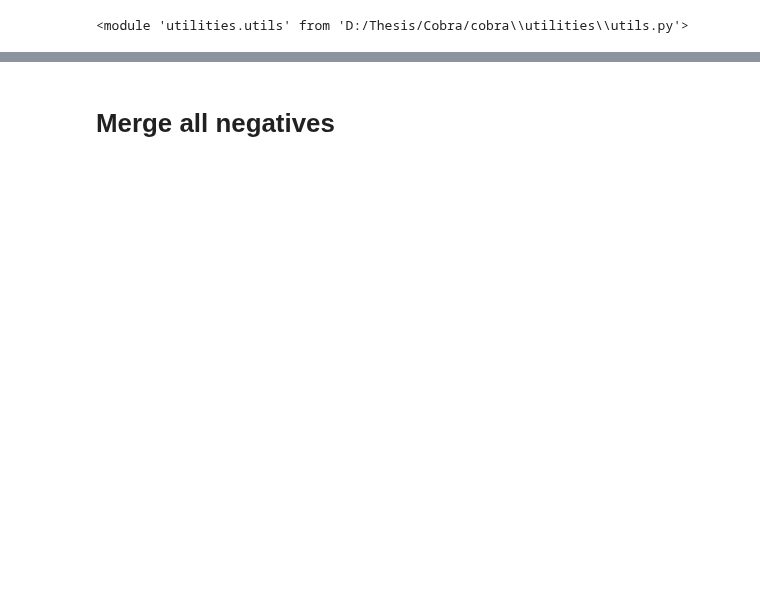
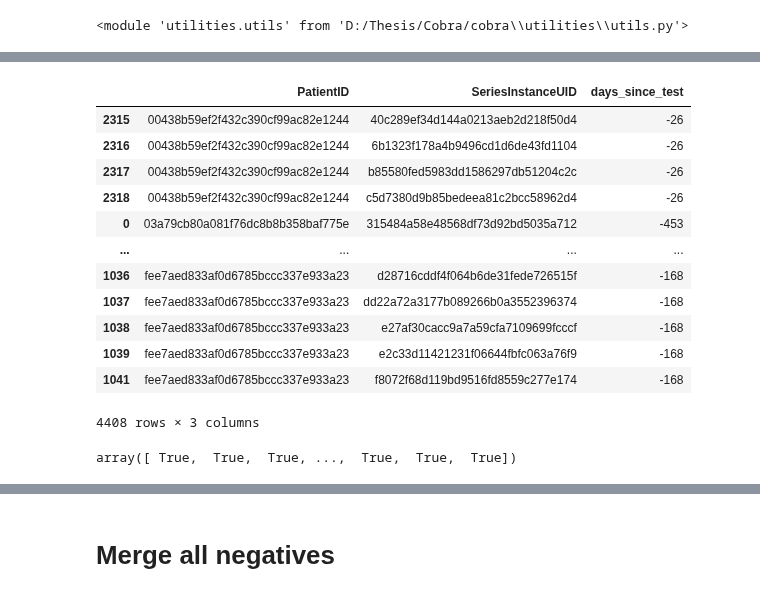
Before and after one commit to Kiril94/Thesis, a Jupyter notebook: cobra/ds_notebooks/create_df_all.ipynb, the cells around one changed output, grey strips where cells are left out. Cells and saved outputs as stored; diff of their text form; code cells hidden in the pictures; blank space fills up the shorter version.

```diff
--- a/cobra/ds_notebooks/create_df_all.ipynb
+++ b/cobra/ds_notebooks/create_df_all.ipynb
@@ -13,0 +23,7 @@ importlib.reload(utils)
+# %%
+dst = pd.read_csv(join(csv_folder,'days_since_test.csv'))
+dst2 = pd.read_csv(join(csv_folder,'days_since_test2.csv'))
+# %%
+dst_comp = dst2[dst2.SeriesInstanceUID.isin(dst.SeriesInstanceUID.unique())]
+dst_comp = dst_comp.sort_values(by=['PatientID', 'SeriesInstanceUID'])
+dst = dst.sort_values(by=['PatientID', 'SeriesInstanceUID'])
@@ -13,0 +40,3 @@ importlib.reload(utils)
+# %%
+df_diff = pd.concat([dst,dst_comp]).drop_duplicates(
+    subset=['PatientID','SeriesInstanceUID','days_since_test'], keep=False)
@@ -13,0 +51,16 @@ importlib.reload(utils)
+# %%
+df_diff
+# %% [output]
+|  | PatientID | SeriesInstanceUID | days_since_test |
+| 2315 | 00438b59ef2f432c390cf99ac82e1244 | 40c289ef34d144a0213aeb2d218f50d4 | -26 |
+| 2316 | 00438b59ef2f432c390cf99ac82e1244 | 6b1323f178a4b9496cd1d6de43fd1104 | -26 |
+| 2317 | 00438b59ef2f432c390cf99ac82e1244 | b85580fed5983dd1586297db51204c2c | -26 |
+| 2318 | 00438b59ef2f432c390cf99ac82e1244 | c5d7380d9b85bedeea81c2bcc58962d4 | -26 |
+| 0 | 03a79cb80a081f76dc8b8b358baf775e | 315484a58e48568df73d92bd5035a712 | -453 |
+| ... | ... | ... | ... |
+| 1036 | fee7aed833af0d6785bccc337e933a23 | d28716cddf4f064b6de31fede726515f | -168 |
+| 1037 | fee7aed833af0d6785bccc337e933a23 | dd22a72a3177b089266b0a3552396374 | -168 |
+| 1038 | fee7aed833af0d6785bccc337e933a23 | e27af30cacc9a7a59cfa7109699fcccf | -168 |
+| 1039 | fee7aed833af0d6785bccc337e933a23 | e2c33d11421231f06644fbfc063a76f9 | -168 |
+| 1041 | fee7aed833af0d6785bccc337e933a23 | f8072f68d119bd9516fd8559c277e174 | -168 |
+4408 rows × 3 columns
@@ -13,0 +70,4 @@ importlib.reload(utils)
+# %%
+comparison_column
+# %% [output]
+array([ True,  True,  True, ...,  True,  True,  True])
```
Also changed, not shown: parts of 10 cells of this notebook, 3 other files.
